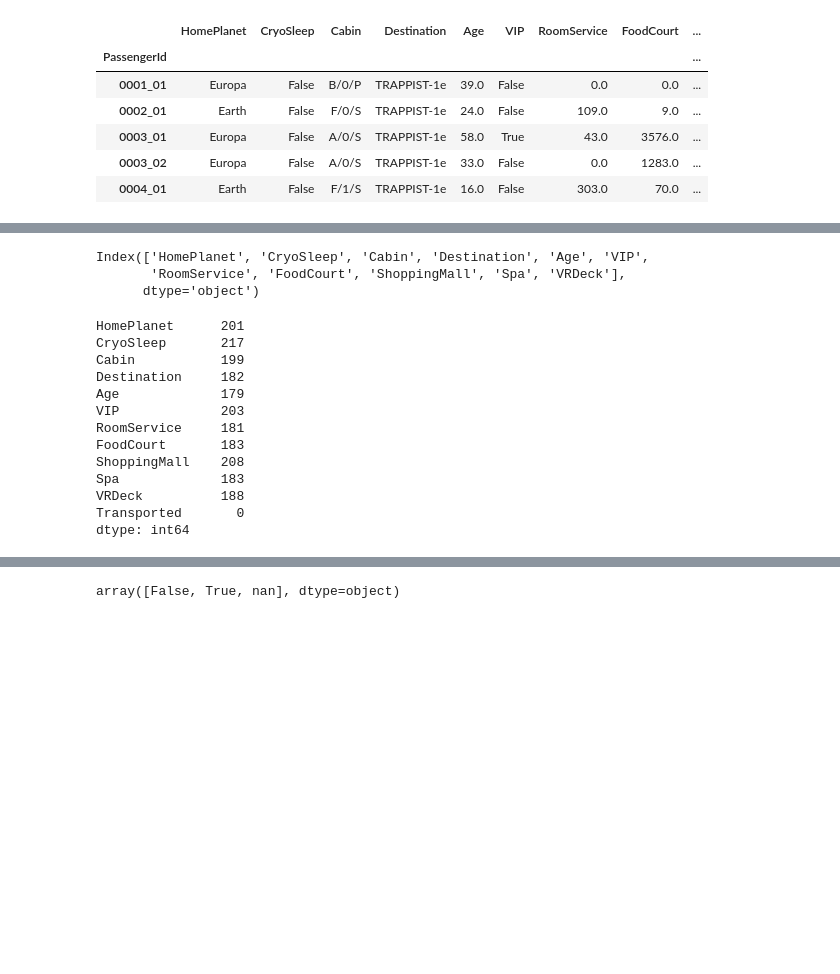
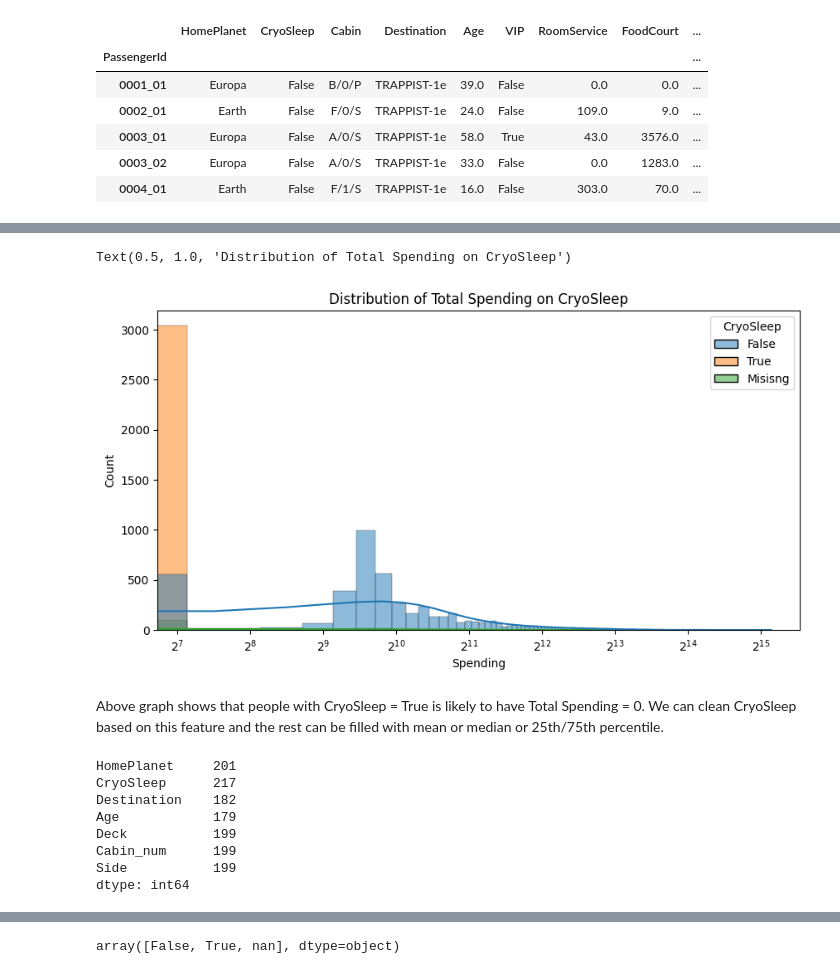
Before and after one commit to ezishr/spaceship-titanic, a Jupyter notebook: eda.ipynb, the cells around one changed output, grey strips where cells are left out. Drawn from its saved outputs; the diff is of its cells as text; code cells hidden in the pictures; blank space fills up the shorter version.

```diff
--- a/eda.ipynb
+++ b/eda.ipynb
@@ -71,5 +59,6 @@ df.head()
 | 0003_02 | Europa | False | A/0/S | TRAPPIST-1e | 33.0 | False | 0.0 | 1283.0 | ... |
 | 0004_01 | Earth | False | F/1/S | TRAPPIST-1e | 16.0 | False | 303.0 | 70.0 | ... |
 # %%
-df['passenger_group'] = df.index.str[:4]
+# Split PassengerId into group and number
+df['Group'] = df.index.str[:4]
 df['passenger_number'] = df.index.str[-2:]
@@ -130,0 +73,27 @@ plt.figure(figsize=(10,5))
+# %%
+# Select columns based on characteristics and dtypes
+
+bool_cols = ['Transported','VIP']
+df[bool_cols] = df[bool_cols].astype(bool)
+
+category_cols = ['HomePlanet',
+ 'Destination',
+ 'Group',
+ 'passenger_number',
+ 'Deck',
+ 'Side']
+
+spending_cols = ['RoomService',
+ 'FoodCourt',
+ 'ShoppingMall',
+ 'Spa',
+ 'VRDeck']
+
+df[spending_cols] = df[spending_cols].fillna('0')
+
+df[spending_cols] = df[spending_cols].astype('int64')
+
+for col in category_cols:
+    print(f'Unique values of {col}: {df[col].unique()}')
+print('\n')
+print(f'Boolean columns: {bool_cols}\nCategory columns: {category_cols}\nSpending columns:{spending_cols}')
@@ -131,26 +131,27 @@ plt.figure(figsize=(10,5))
+# %%
+sample = df.copy()
+sample['CryoSleep'].fillna('Misisng', inplace=True)
+plt.figure(figsize=(10,5))
+sns.histplot(data = sample, x = 'Spending', hue='CryoSleep', kde=True)
+plt.xscale('log', base = 2)
+plt.title('Distribution of Total Spending on CryoSleep')
+# %% [output]
+Text(0.5, 1.0, 'Distribution of Total Spending on CryoSleep')
+[figure, added]
+# %% [markdown]
+Above graph shows that people with CryoSleep = True is likely to have Total Spending = 0. We can clean CryoSleep based on this feature and the rest can be filled with mean or median or 25th/75th percentile.
 # %%
 missing_values = df.isnull().sum()
-missing_values[missing_values > 0].index
+missing_values[missing_values > 0]
 # %% [output]
-Index(['HomePlanet', 'CryoSleep', 'Cabin', 'Destination', 'Age', 'VIP',
-       'RoomService', 'FoodCourt', 'ShoppingMall', 'Spa', 'VRDeck'],
-      dtype='object')
+HomePlanet     201
+CryoSleep      217
+Destination    182
+Age            179
+Deck           199
+Cabin_num      199
+Side           199
+dtype: int64
-# %%
-missing_values
-# %% [output]
-HomePlanet      201
-CryoSleep       217
-Cabin           199
-Destination     182
-Age             179
-VIP             203
-RoomService     181
-FoodCourt       183
-ShoppingMall    208
-Spa             183
-VRDeck          188
-Transported       0
-dtype: int64
 # %%
 columns_with_missing = missing_values[missing_values > 0].index.tolist()
 columns_with_missing
```
Also changed, not shown: parts of 43 cells of this notebook.
